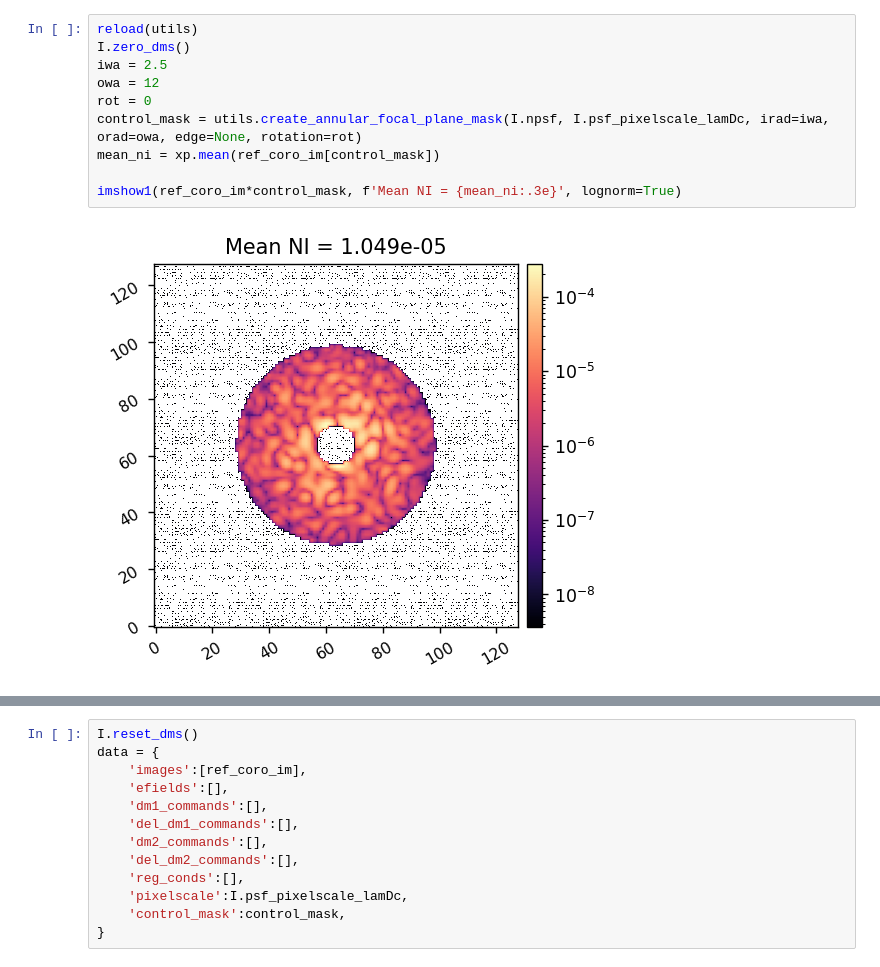
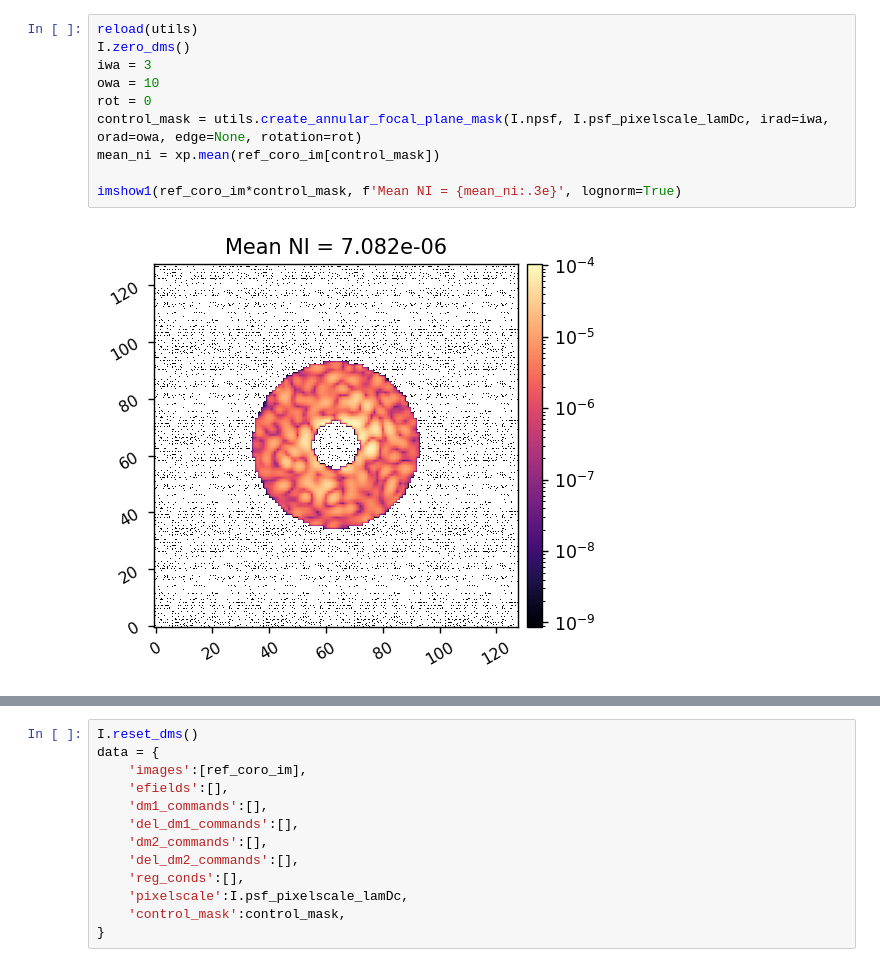
Before and after one commit to kian1377/apra-howfsc-models, a Jupyter notebook: notebooks/mono_efc.ipynb, the cells around one changed output, grey strips where cells are left out. Drawn from its saved outputs; the diff is of its cells as text.

```diff
--- a/notebooks/mono_efc.ipynb
+++ b/notebooks/mono_efc.ipynb
@@ -101,15 +108,15 @@ imshow3(ref_coro_im, model_coro_im, xp.abs(ref_coro_im - model_coro_im),
 # %%
 reload(utils)
 I.zero_dms()
-iwa = 2.5
-owa = 12
+iwa = 3
+owa = 10
 rot = 0
 control_mask = utils.create_annular_focal_plane_mask(I.npsf, I.psf_pixelscale_lamDc, irad=iwa, orad=owa, edge=None, rotation=rot)
 mean_ni = xp.mean(ref_coro_im[control_mask])
 
 imshow1(ref_coro_im*control_mask, f'Mean NI = {mean_ni:.3e}', lognorm=True)
 # %% [output]
-[figure, old version]
+[figure, new version]
 # %%
 reload(efc)
 jac = efc.compute_jacobian(
```
Also changed, not shown: parts of 9 cells of this notebook, 12 other files.
